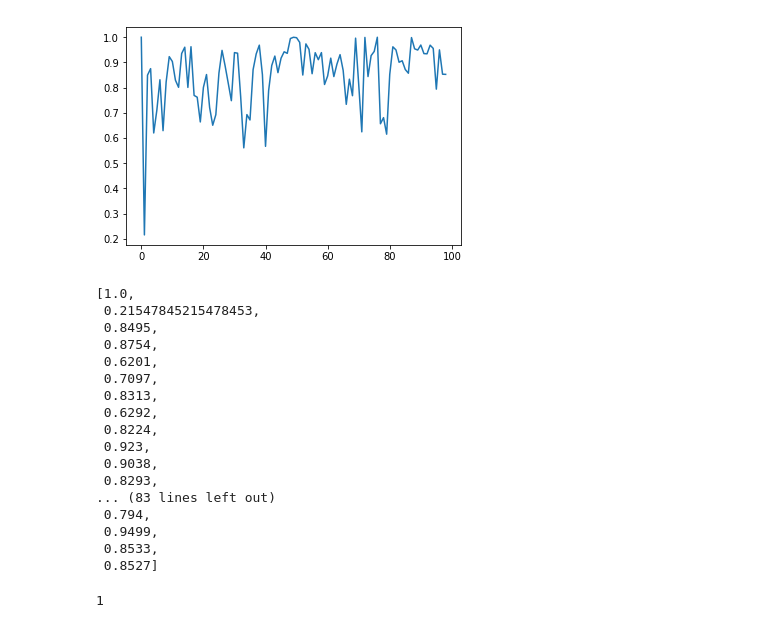
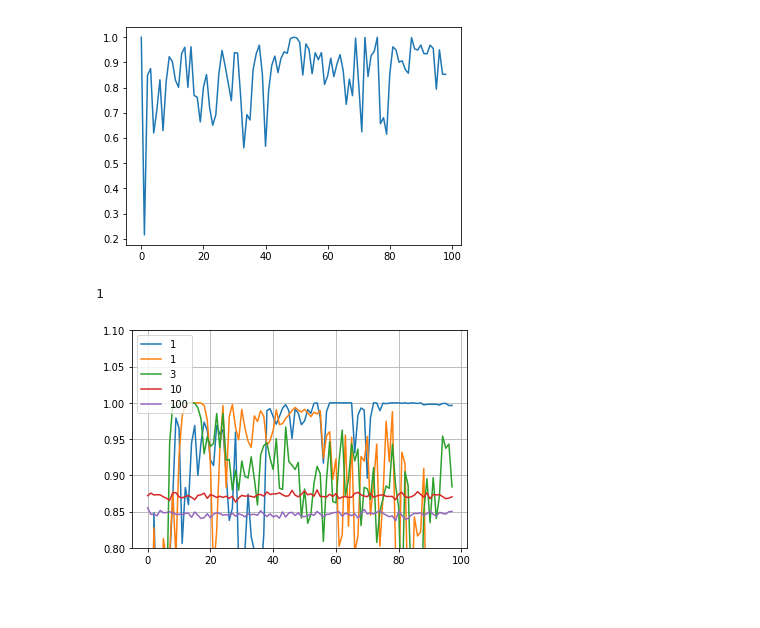
Before and after one commit to sashkarivkind/imagewalker, a Jupyter notebook: log_reader_resolution.ipynb, the cells around one changed output. Cells and saved outputs as stored; diff of their text form; code cells hidden in the pictures; blank space fills up the shorter version.

```diff
--- a/log_reader_resolution.ipynb
+++ b/log_reader_resolution.ipynb
@@ -363,26 +426,6 @@ plt.plot(reward_list[0:-1])
 # %% [output]
 [<matplotlib.lines.Line2D at 0x...>]
 [figure]
-# %%
-reward_list[0:-1]
-# %% [output]
-[1.0,
- 0.21547845215478453,
- 0.8495,
- 0.8754,
- 0.6201,
- 0.7097,
- 0.8313,
- 0.6292,
- 0.8224,
- 0.923,
- 0.9038,
- 0.8293,
-... (83 lines left out)
- 0.794,
- 0.9499,
- 0.8533,
- 0.8527]
 # %%
 sum(smooth(reward_list[0:-1],1)<0.5)
 # %% [output]
@@ -389,0 +440,22 @@ sum(smooth(reward_list[0:-1],1)<0.5)
+# %%
+run_dirs = [
+
+    'saved_runs/run_syclop_resolution214.py_noname__32507_1625049889_1/',
+    'saved_runs/run_syclop_resolution214.py_noname__132369_1625128411_1/',
+    'saved_runs/run_syclop_resolution214.py_noname__132414_1625128515_1/',
+    'saved_runs/run_syclop_resolution214.py_noname__132446_1625128515_1//',
+    'saved_runs/run_syclop_resolution214.py_noname__155687_1625137566_1/',
+#     'saved_runs/run_syclop_resolution214.py_noname__158360',
+#     'saved_runs/run_syclop_resolution214.py_noname__32507_1625049889_1/',
+           ]
+plt.figure()
+for run_dir in run_dirs:
+    reward_list=read_string_from_logs(run_dir,'running accuracy')
+    plt.plot(smooth(reward_list[0:-1],1),'-')
+#     reward_list=read_reward_from_logs(run_dir,pos=-1)
+#     plt.plot(smooth(reward_list[0:-1],1),'.')
+plt.legend(['1','1','3','10','100'])
+plt.ylim([0.8,1.1])
+plt.grid()
+# %% [output]
+[figure, added]
```
Also changed, not shown: parts of 7 cells of this notebook, 6 other files.
